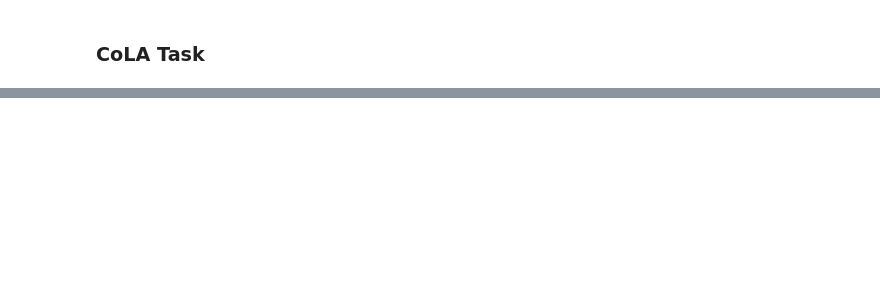
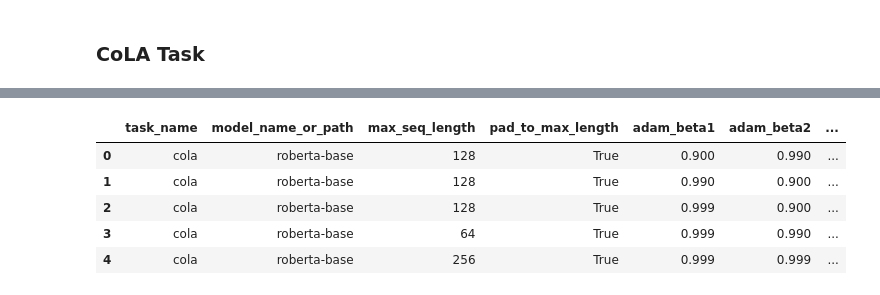
Before and after one commit to jason-weddington/transformer-nlp-experiments, a Jupyter notebook: task_adapter_training.ipynb, the cells around one changed output, grey strips where cells are left out. Cells and saved outputs as stored; diff of their text form; code cells hidden in the pictures; blank space fills up the shorter version.

```diff
--- a/task_adapter_training.ipynb
+++ b/task_adapter_training.ipynb
@@ -16,0 +59,14 @@ from transformers import (
+# %%
+import random
+import itertools
+import subprocess
+import pandas as pd
+
+def getParams(dictionary, limit):
+  paramsList = [dict(zip(dictionary, v)) for v in itertools.product(*dictionary.values())]
+  random.shuffle(paramsList)
+
+  if limit is not False:
+    paramsList = paramsList[0:min(limit, len(paramsList))]
+
+  return paramsList
@@ -60,0 +97,22 @@ print(f"Training Loss: {train_stats.get('train_loss')}"
+# %%
+limit = 5 #Numerical or False for no limit
+paramsList = getParams(paramDictionary,limit)
+output=[]
+for p in paramsList:
+  model, data, training, adapter = initParse(p)
+  row = []
+  row.extend(list(p.values()))
+  train_stats, eval_stats = train_task_adapter(
+    model_args=model, adapter_args=adapter, training_args=training, data_args=data
+    )
+  row.extend(list(train_stats.values()))
+  row.extend(list(eval_stats.values()))
+
+  output.append(row)
+
+header = []
+header.extend(list(p.keys()))
+header.extend(list(train_stats.keys()))
+header.extend(list(eval_stats.keys()))
+
+output = pd.DataFrame(output, columns = header)
@@ -60,0 +217,9 @@ print(f"Training Loss: {train_stats.get('train_loss')}"
+# %%
+output
+# %% [output]
+|  | task_name | model_name_or_path | max_seq_length | pad_to_max_length | adam_beta1 | adam_beta2 | ... |
+| 0 | cola | roberta-base | 128 | True | 0.900 | 0.990 | ... |
+| 1 | cola | roberta-base | 128 | True | 0.990 | 0.900 | ... |
+| 2 | cola | roberta-base | 128 | True | 0.999 | 0.900 | ... |
+| 3 | cola | roberta-base | 64 | True | 0.999 | 0.990 | ... |
+| 4 | cola | roberta-base | 256 | True | 0.999 | 0.999 | ... |
```
Also changed, not shown: parts of 12 cells of this notebook.
